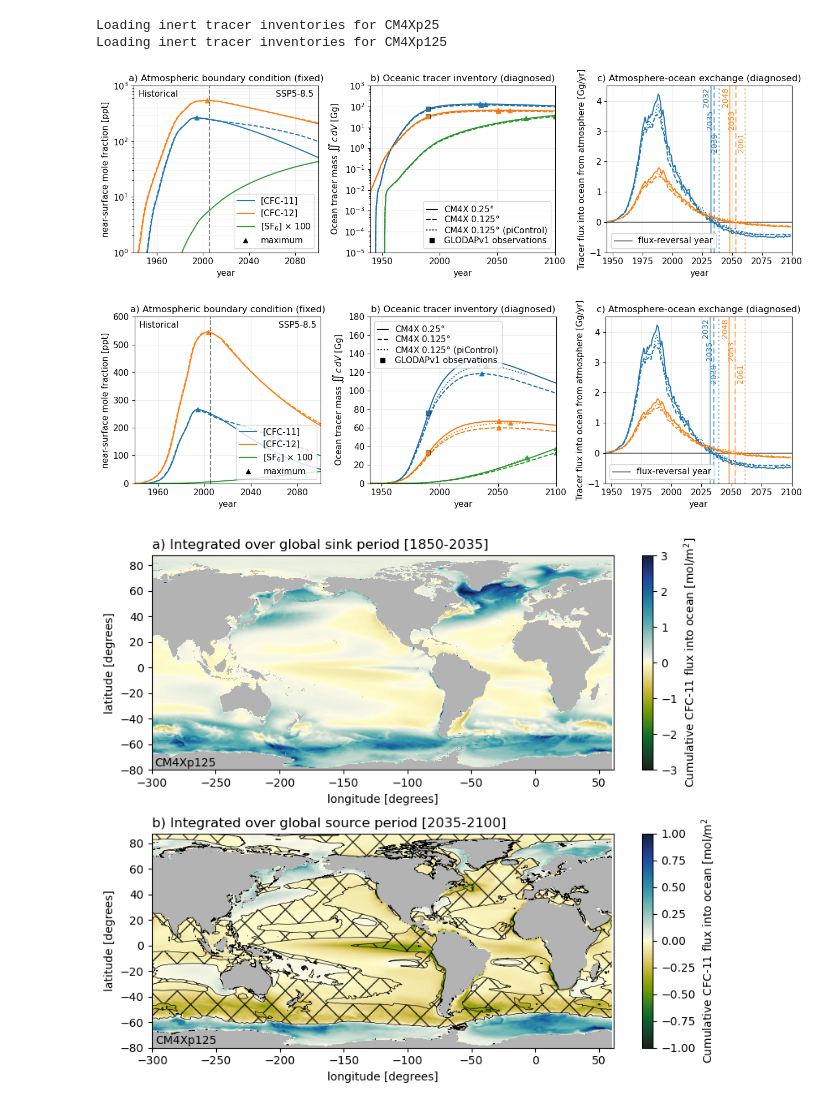
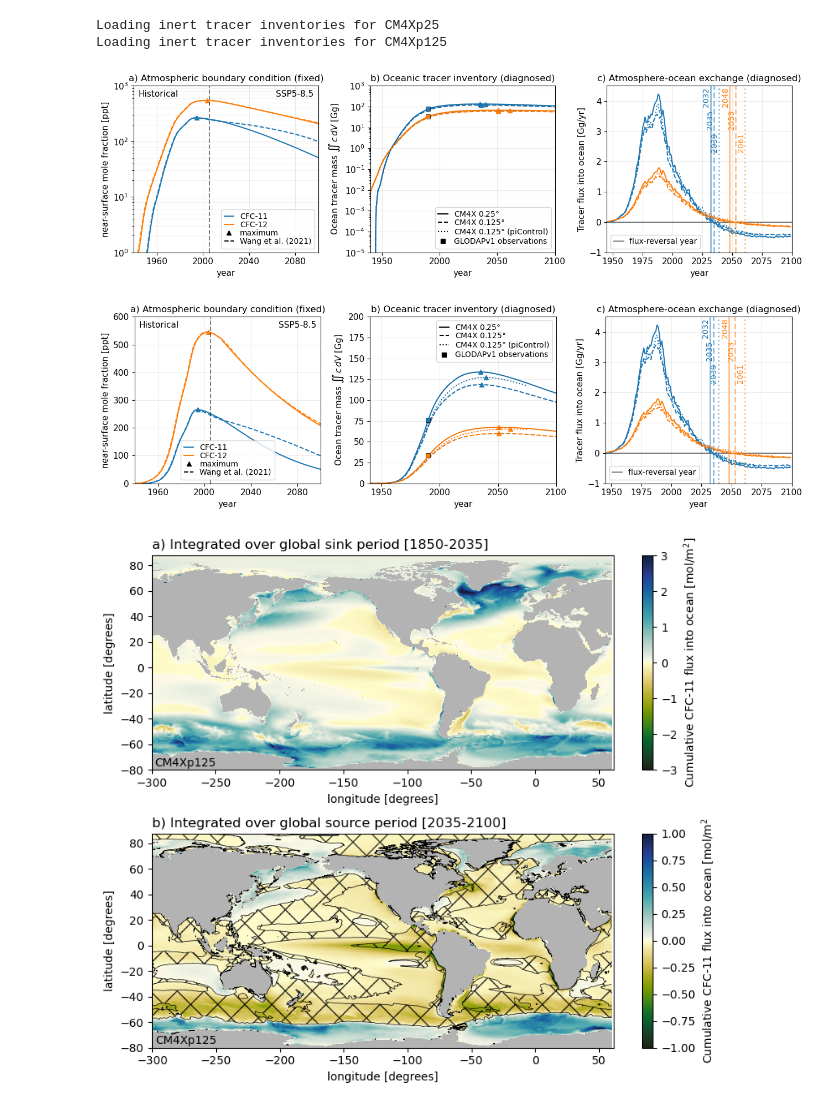
Before and after one commit to hdrake/CM4XTransientTracers, a Jupyter notebook: notebooks/plot_cfc_inventories_and_fluxes.ipynb, the cells around one changed output. Cells and saved outputs as stored; diff of their text form; code cells hidden in the pictures.

Commit message:
Removed SF6 from plots (not used in first paper)
Cleaned up inventory notebook

```diff
--- a/notebooks/plot_cfc_inventories_and_fluxes.ipynb
+++ b/notebooks/plot_cfc_inventories_and_fluxes.ipynb
@@ -20,11 +23,10 @@ models = {
     "CM4Xp125" : {"historical":"odiv-255", "ssp5":"odiv-293"}
 }
 # %%
-tracers = ['cfc11', 'cfc12', 'sf6']
+tracers = ['cfc11', 'cfc12']
 g_per_mol = {
     "cfc11": 137.37,
     "cfc12": 120.91,
-    "sf6": 146.06
 }
 Gg_per_g = 1.e-9
 sec_per_year = 365.25 * 24 * 60 * 60
@@ -78,8 +80,8 @@ wang2021_CFC12 = pd.read_csv(f"{wang2021_path}MITgcm_rcp_forcing_sensitivity_inv
 # %%
 mass_atm = 5.148e12            # mass of atmosphere, unit in Gg
 molar_mass_air = 28.8          # average air molar mass unit in g/mol
-molar_mass_CFC11 = 137.37      # CFC11 molar mass, unit in g/mol
-molar_mass_CFC12 = 120.91      # CFC11 molar mass, unit in g/mol
+molar_mass_CFC11 = g_per_mol["cfc11"]      # CFC11 molar mass, unit in g/mol
+molar_mass_CFC12 = g_per_mol["cfc12"]      # CFC12 molar mass, unit in g/mol
 
 ppt_to_Gg11 = (0.95*mass_atm/(molar_mass_air/molar_mass_CFC11) )*1e-12/1.07  # unit transfer from ppt to Gg
 Gg_to_ppt11 = 1/ppt_to_Gg11
@@ -92,22 +94,21 @@ years = np.array(wang2021_df['Year'], dtype=int)
 wang2021_CFC11["Date"] = [cftime.datetime(year=year, month=1, day=1) for year in years]
 wang2021_CFC12["Date"] = [cftime.datetime(year=year, month=1, day=1) for year in years]
 # %%
-cols = {'cfc11':'C0', 'cfc12':'C1', 'sf6':'C2'}
-labels = {'cfc11':'CFC11', 'cfc12':'CFC12', 'sf6':'SF6'}
-long_labels = {'cfc11':'[CFC-11]', 'cfc12':'[CFC-12]', 'sf6':r'[SF$_{6}$] $\times$ 100'}
+cols = {'cfc11':'C0', 'cfc12':'C1'}
+labels = {'cfc11':'CFC11', 'cfc12':'CFC12'}
+long_labels = {'cfc11':'CFC-11', 'cfc12':'CFC-12'}
 long_exps = {'historical': 'Historical', 'ssp585':'SSP5-8.5'}
 
 for yscale, ylim1, ylim2 in zip(
         ["log", "linear"],
         [[1., 1e3], [0., 600]],
-        [[1e-5, 1e3], [0., 180]]
+        [[1e-5, 1e3], [0., 200]]
     ):
     fig = plt.figure(figsize=(13, 4))
 
     ax = plt.subplot(1,3,1)
 
     for ((_, long_label), (tr, label)) in zip(long_labels.items(), labels.items()):
-        scale = 100 if tr == "sf6" else 1
         line = bc[label].mean(['Longitude', 'Latitude']).plot(label=long_label, color=cols[tr])
         timax = bc[label].mean(['Longitude', 'Latitude']).argmax()
         plt.plot(
@@ -119,6 +120,7 @@ for yscale, ylim1, ylim2 in zip(
     plt.plot(wang2021_CFC11['Date'], wang2021_CFC11['hist_atm']*Gg_to_ppt11, linestyle="--")
     plt.plot(wang2021_CFC12['Date'], wang2021_CFC12['hist_atm']*Gg_to_ppt12, linestyle="--")
     plt.plot([], [], "k^", label="maximum")
+    plt.plot([],[],"k--",label="Wang et al. (2021)")
     plt.axvline(2014, linestyle="--", color="k", alpha=0.5, linewidth=1.5)
     plt.xlim([cftime.datetime(1940, 1, 1), cftime.datetime(2100, 1, 1)])
     plt.grid(True, alpha=0.25, which="major", lw=0.75)
@@ -126,7 +128,7 @@ for yscale, ylim1, ylim2 in zip(
     plt.ylabel("near-surface mole fraction [ppt]")
     plt.annotate(long_exps['historical'], xy=(0.025, 0.975), xycoords="axes fraction", ha="left", va="top")
     plt.annotate(long_exps['ssp585'], xy=(0.975, 0.975), xycoords="axes fraction", ha="right", va="top")
-    plt.legend(loc="lower right")
+    plt.legend(labelspacing=0.085, handlelength=1.25, fontsize=10)
     plt.ylim(ylim1)
     plt.yscale(yscale)
     plt.xlabel("year")
@@ -135,7 +137,6 @@ for yscale, ylim1, ylim2 in zip(
     ax = plt.subplot(1,3,2)
     for (model, inv), ls in zip(data_dict.items(), ["-", "--", ":"]):
         for tr in tracers:
-            scale = 100 if tr == "sf6" else 1
             line = plt.plot(
                 inv['time'],
                 inv[f'{tr}_volumeint'] * g_per_mol[tr] * Gg_per_g * scale,
@@ -152,7 +153,6 @@ for yscale, ylim1, ylim2 in zip(
             )
 
     for tr, color in zip(['cfc11', 'cfc12'], ["C0", "C1"]):
-        scale = 100 if tr == "sf6" else 1
         plt.plot(
             cftime.datetime(1990, 1, 1),
             glo[f'{labels[tr]}_inv'] * g_per_mol[tr] * Gg_per_g * scale,
@@ -165,39 +165,38 @@ for yscale, ylim1, ylim2 in zip(
     plt.plot([], [], ls="-", color="k", label=r"CM4X 0.25$\degree$")
     plt.plot([], [], ls="--", color="k", label=r"CM4X 0.125$\degree$")
     plt.plot([], [], ls=":", color="k", label=r"CM4X 0.125$\degree$ (piControl)")
     #plt.plot([], [], ls="-.", color="k", alpha=0.4, lw=0.5, label=r"$\int \left( \iint\,F_{c} \, dA \right) \, dt$")
     plt.plot([], [], "ks", label=r"GLODAPv1 observations")
-    plt.legend(labelspacing=0.085, handlelength=1.25)
+    plt.legend(labelspacing=0.085, handlelength=1.25, fontsize=10)
     plt.xlabel("year")
     plt.ylim(ylim2)
     plt.yscale(yscale)
     plt.title("b) Oceanic tracer inventory (diagnosed)", fontsize=12)
 
     plt.subplot(1,3,3)
     plt.axhline(0., color="k", lw=1.5, alpha=0.5)
     for pidx, ((model, inv), ls) in enumerate(zip(data_dict.items(), ["-", "--", ":"])):
         for tr in tracers:
-            if "sf6" in tr: continue
             tr_flux = inv[f'fg{tr}_areaint'].groupby("time.year").mean("time") * g_per_mol[tr] * sec_per_year * Gg_per_g
             line = tr_flux.plot(ls=ls, color=cols[tr])
             reversal_year = tr_flux['year'].isel(year=np.abs(tr_flux).where(tr_flux['year'] > 2000).argmin())
             plt.axvline(reversal_year, color=line[0].get_color(), ls=ls, alpha=0.5, lw=2)
             plt.annotate(str(reversal_year.values), (reversal_year-0.25, 4.45 -0.75*pidx), rotation="vertical", ha="right", va="top", color=line[0].get_color(), fontsize=10)
 
     plt.plot([], [], color="k", alpha=0.4, lw=2, label="flux-reversal year")
-    plt.legend()
+    plt.legend(labelspacing=0.085, handlelength=1.25, fontsize=10)
     plt.xlim([1945, 2100])
     plt.ylim(-1, 4.5)
     plt.grid(True, alpha=0.25, which="major", lw=0.75)
     plt.grid(True, alpha=0.15, which="minor", lw=0.05)
-    plt.ylabel("Tracer flux into ocean from atmosphere [Gg/yr]")
+    plt.ylabel("Tracer flux into ocean [Gg/yr]")
     plt.title("c) Atmosphere-ocean exchange (diagnosed)", fontsize=12)
 
     plt.tight_layout()
     plt.savefig(f"../figures/transient_tracer_boundary_conditions_and_inventories_{yscale}.png", dpi=300., bbox_inches="tight")
 # %% [output]
-[figure, old version]
+[figure, new version]
-[figure, old version]
+[figure, new version]
 # %%
 import doralite
 sg = xr.open_dataset("/archive/Raphael.Dussin/datasets/OM4p125/mosaic_c192_om4p125_bedmachine_v20210310_hydrographyKDunne20210614_unpacked/ocean_hgrid.nc")
```
Also changed, not shown: parts of 3 cells of this notebook.
